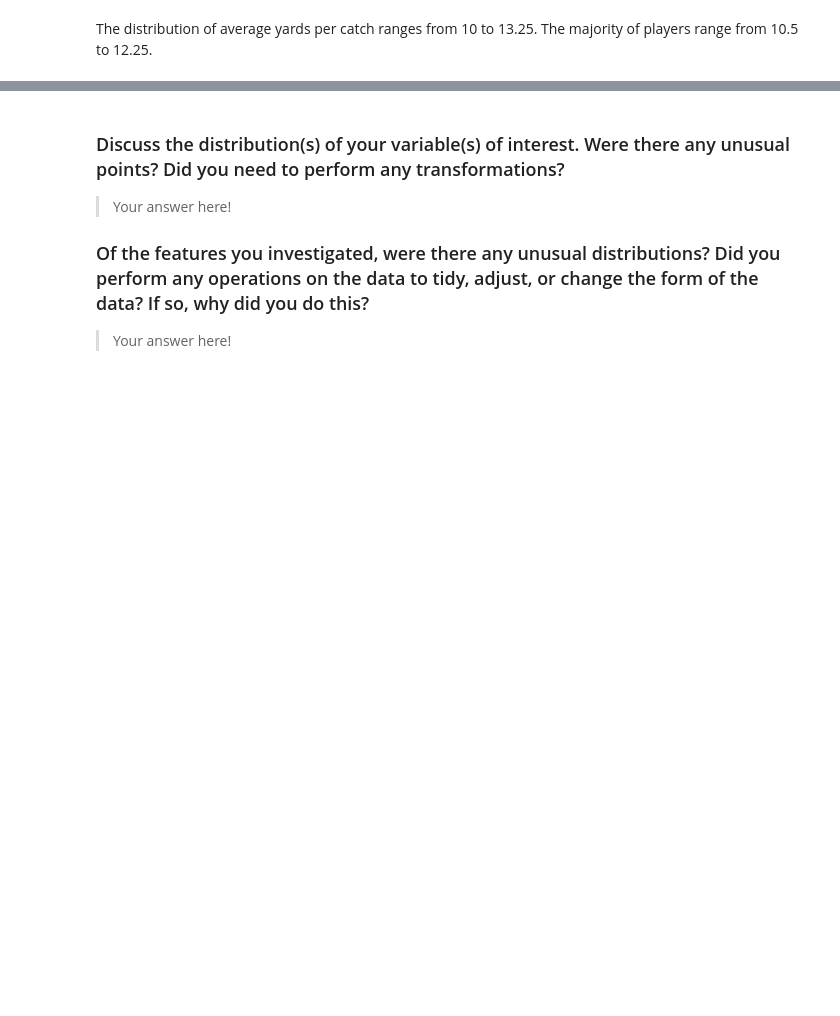
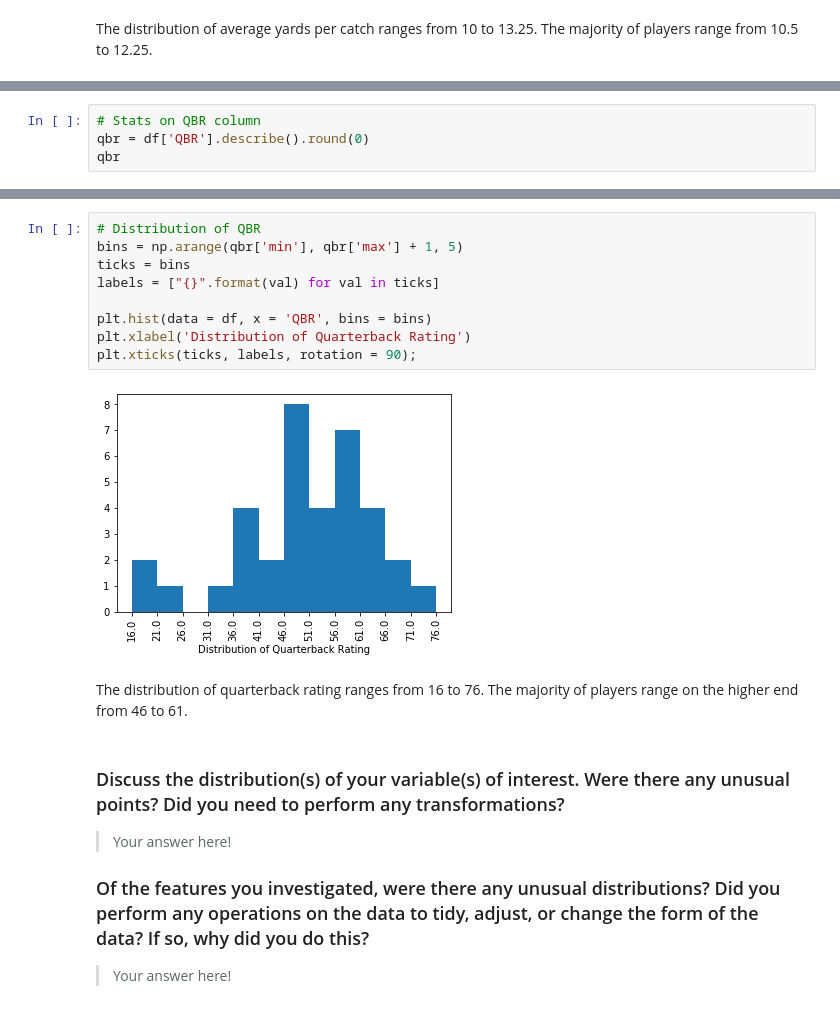
Before and after one commit to ChristopherSJames/Quarterback-Point-Analysis-2016, a Jupyter notebook: qb_point_analysis.ipynb, the cells around one changed output, grey strips where cells are left out. Drawn from its saved outputs; the diff is of its cells as text; blank space fills up the shorter version.

```diff
--- a/qb_point_analysis.ipynb
+++ b/qb_point_analysis.ipynb
@@ -195,0 +230,4 @@ The distribution of average yards per catch ranges from 10 to 13.25. The majorit
+# %%
+# Stats on QBR column
+qbr = df['QBR'].describe().round(0)
+qbr
@@ -196,3 +244,16 @@ The distribution of average yards per catch ranges from 10 to 13.25. The majorit
+# %%
+# Distribution of QBR
+bins = np.arange(qbr['min'], qbr['max'] + 1, 5)
+ticks = bins
+labels = ["{}".format(val) for val in ticks]
+
+plt.hist(data = df, x = 'QBR', bins = bins)
+plt.xlabel('Distribution of Quarterback Rating')
+plt.xticks(ticks, labels, rotation = 90);
+# %% [output]
+[figure, added]
+# %% [markdown]
+The distribution of quarterback rating ranges from 16 to 76. The majority of players range on the higher end from 46 to 61.
 # %% [markdown]
 ### Discuss the distribution(s) of your variable(s) of interest. Were there any unusual points? Did you need to perform any transformations?
 
```
Also changed, not shown: parts of 11 cells of this notebook.
